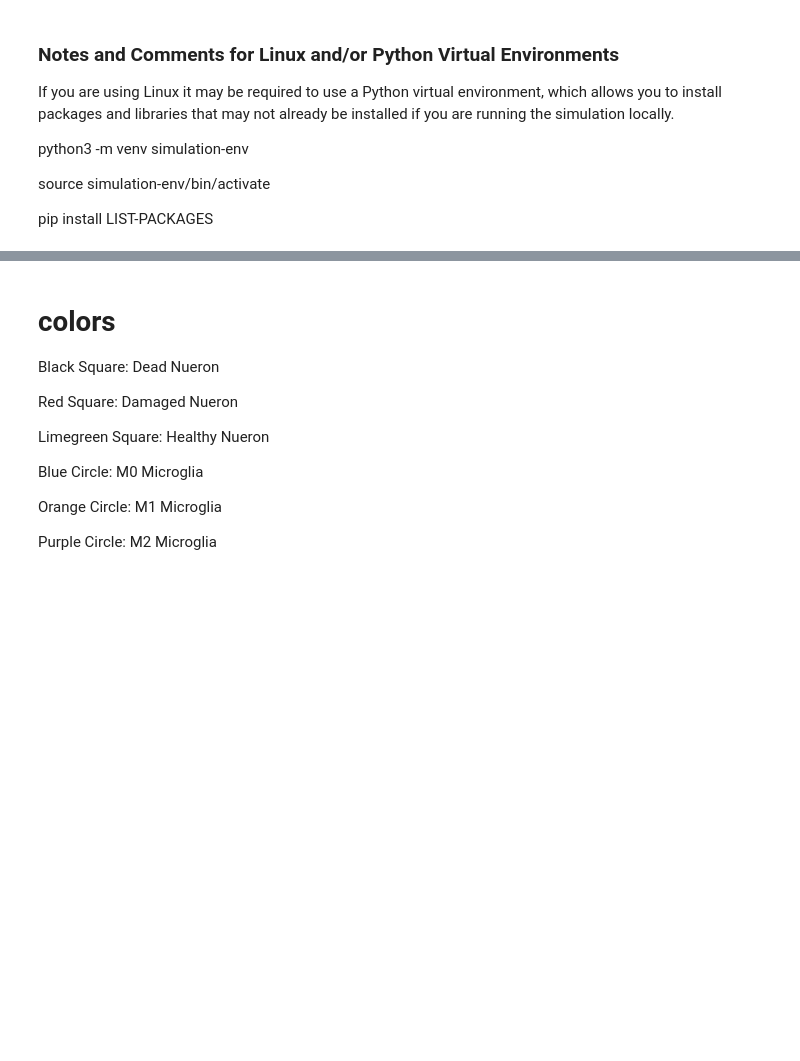
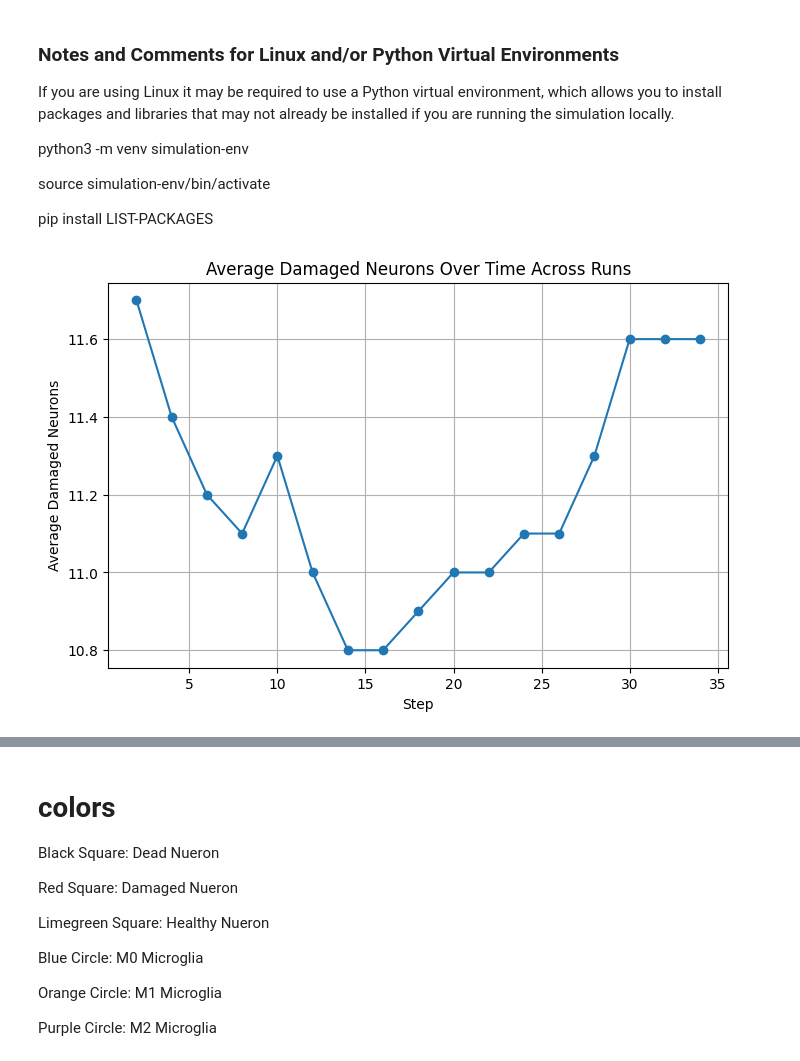
Before and after one commit to el259/microglia, a Jupyter notebook: simulation.ipynb, the cells around one changed output, grey strips where cells are left out. Drawn from its saved outputs; the diff is of its cells as text; code cells hidden in the pictures; blank space fills up the shorter version.

```diff
--- a/simulation.ipynb
+++ b/simulation.ipynb
@@ -724,3 +724,94 @@ class MicrogliaNeuronModel(Model):
 
     def all_damaged_cleared(self) -> bool:
         return not any((n.pos is not None) and n.damaged for n in self.neurons)
+# %%
+import pandas as pd
+import matplotlib.pyplot as plt
+import seaborn as sns
+
+# Load params from CSV
+params_df = pd.read_csv("params.csv", usecols=[0, 1])
+params_df.columns = ["param", "value"]
+raw_params = dict(zip(params_df["param"], params_df["value"]))
+
+steps = int(raw_params.pop("steps"))
+
+PARAM_MAP = {
+    "m0": "init_m0_microglia",
+    "m1": "init_m1_microglia",
+    "m2": "init_m2_microglia",
+    "h_neurons": "init_healthy_neuron",
+    "d_neurons": "init_damaged_neuron",
+    "eat": "eat_probability",
+    "sense": "sensing_efficiency",
+    "damage": "damage_chance",
+    "ndist": "neuron_distance",
+    "radius": "damage_radius",
+}
+
+# csv mapping
+params = {}
+for k, v in raw_params.items():
+    if k in PARAM_MAP:
+        try:
+            params[PARAM_MAP[k]] = int(v)
+        except ValueError:
+            params[PARAM_MAP[k]] = float(v)
+
+# Number of runs
+num_runs = 10
+
+
+all_data = []
+
+for run_id in range(num_runs):
+    model = MicrogliaNeuronModel(**params)
+    model.running = True
+    run_data = []
+
+    for step in range(steps):
+        model.step()
+        # collect whatever metrics you want
+        run_data.append({
+            "Run": run_id,
+            "Step": model.steps,
+            "DamagedNeurons": sum(1 for n in model.neurons if getattr(n, "damaged", False)),
+            "DeadNeurons": sum(1 for n in model.neurons if getattr(n, "dead", False)),
+            "HealthyNeurons": sum(1 for n in model.neurons if getattr(n, "healthy", False)),
+        })
+
+    all_data.extend(run_data)
+
+# Convert to DataFrame
+df = pd.DataFrame(all_data)
+
+# Example:  Mean number of damaged neurons over time across runs
+mean_damaged = df.groupby("Step")["DamagedNeurons"].mean()
+
+plt.figure(figsize=(8,5))
+plt.plot(mean_damaged.index, mean_damaged.values, marker='o')
+plt.xlabel("Step")
+plt.ylabel("Average Damaged Neurons")
+plt.title("Average Damaged Neurons Over Time Across Runs")
+plt.grid(True)
+plt.show()
+
+# Example: All runs overlayed
+plt.figure(figsize=(8,5))
+sns.lineplot(data=df, x="Step", y="DamagedNeurons", hue="Run", palette="tab10")
+plt.xlabel("Step")
+plt.ylabel("Damaged Neurons")
+plt.title("Damaged Neurons Over Time for Each Run")
+plt.show()
+
+# Example: Healthy vs Damaged neurons trend
+df_melted = df.melt(id_vars=["Step","Run"], value_vars=["DamagedNeurons","HealthyNeurons"],
+                    var_name="NeuronType", value_name="Count")
+plt.figure(figsize=(8,5))
+sns.lineplot(data=df_melted, x="Step", y="Count", hue="NeuronType")
+plt.xlabel("Step")
+plt.ylabel("Neuron Count")
+plt.title("Neuron Health Trends Over Time")
+plt.show()
+# %% [output]
+[figure, added]
```
Also changed, not shown: parts of 1 cell of this notebook.
